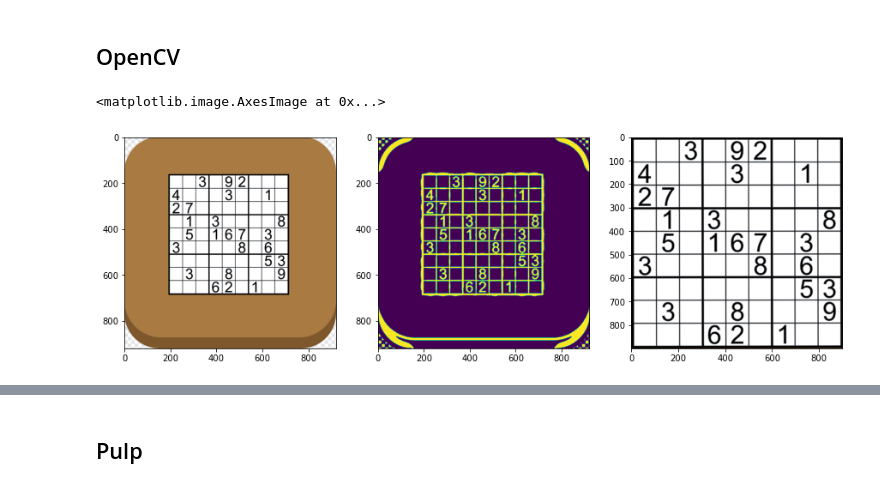
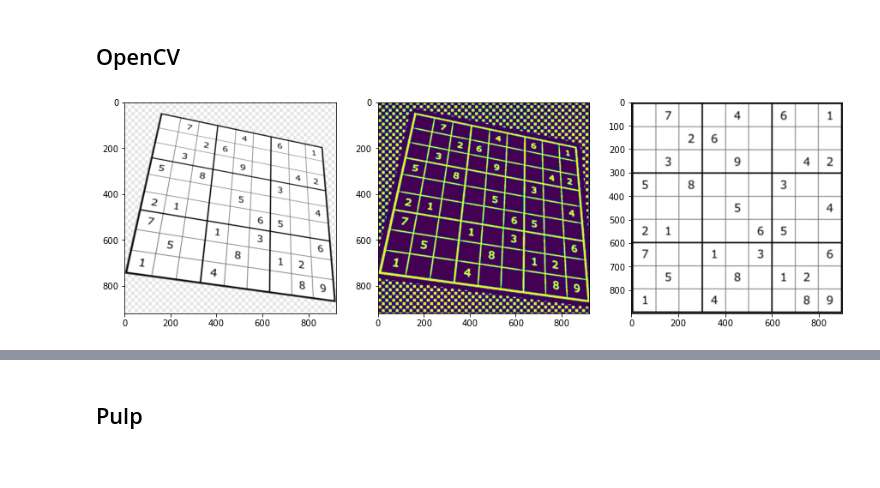
Before and after one commit to Rhinestone1337/sudoku-solver, a Jupyter notebook: sudoku pulp opencv.ipynb, the cells around one changed output, grey strips where cells are left out. Drawn from its saved outputs; the diff is of its cells as text; code cells hidden in the pictures.

```diff
--- a/sudoku pulp opencv.ipynb
+++ b/sudoku pulp opencv.ipynb
@@ -16,7 +16,7 @@ pytesseract.pytesseract.tesseract_cmd = r"C:\Program Files\Tesseract-OCR\tessera
 ## OpenCV
 # %%
 # Открываем изображение с судоку
-img = cv2.imread('examples/16.png')
+img = cv2.imread('examples/7.png')
 
 # Находим квадрат с судоку
 blurry = cv2.GaussianBlur(img, (5, 5), 5)
@@ -25,35 +25,34 @@ thresh = cv2.adaptiveThreshold(gray, 255, cv2.ADAPTIVE_THRESH_GAUSSIAN_C, cv2.TH
 cnts = cv2.findContours(thresh, cv2.RETR_TREE, cv2.CHAIN_APPROX_SIMPLE)
 grabs = imutils.grab_contours(cnts)
 grabs = sorted(grabs, key=cv2.contourArea, reverse=True)
 location = None
 for grab in grabs:
     approx = cv2.approxPolyDP(grab, 15, True)
     if len(approx) == 4:
         rect = np.zeros((4, 2), dtype = "float32")
         cutt = approx[:,0]
         s = cutt.sum(axis = 1)
 
         # Сортировка углов по часовой стрелке
         rect[0] = cutt[np.argmin(s)]
         rect[2] = cutt[np.argmax(s)]
         diff = np.diff(cutt, axis = 1)
         rect[1] = cutt[np.argmin(diff)]
         rect[3] = cutt[np.argmax(diff)]
         location = rect
         break
 
 height = 900
 width = 900
 pts1 = np.float32([location[0], location[1], location[3], location[2]])
 pts2 = np.float32([[0, 0], [width, 0], [0, height], [width, height]])
 
 # Трансформируем перспективу
 matrix = cv2.getPerspectiveTransform(pts1, pts2)
 board = cv2.warpPerspective(img, matrix, (width, height))
+
 fig, ax = plt.subplots(1,3, figsize=(15,15))
-ax[0].imshow(img)
-ax[1].imshow(thresh)
-ax[2].imshow(board)
+for i, j in zip(range(len(ax)), [img, thresh, board]):
+    ax[i].imshow(j)
 # %% [output]
-<matplotlib.image.AxesImage at 0x...>
-[figure, old version]
+[figure, new version]
```
Also changed, not shown: parts of 6 cells of this notebook.
